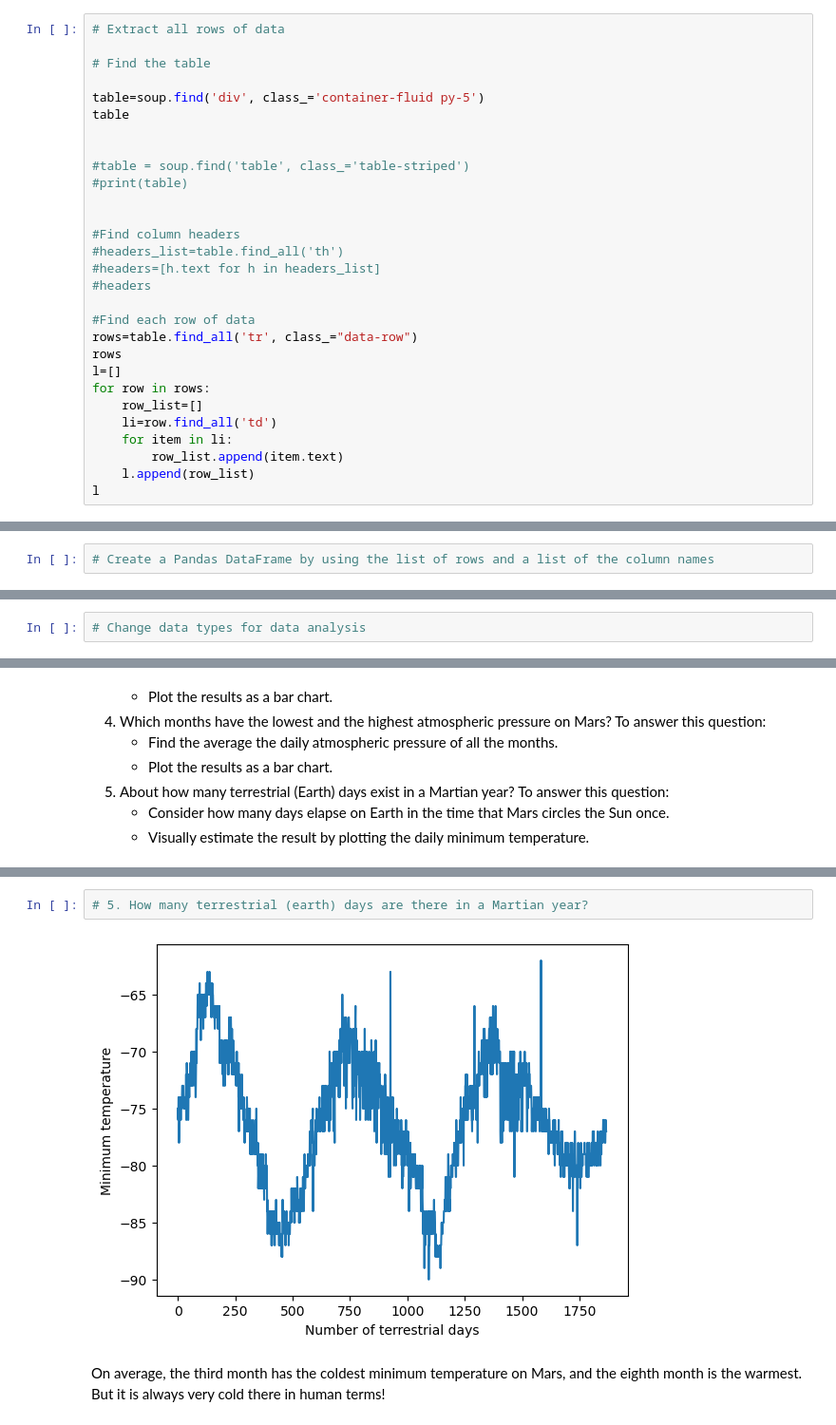
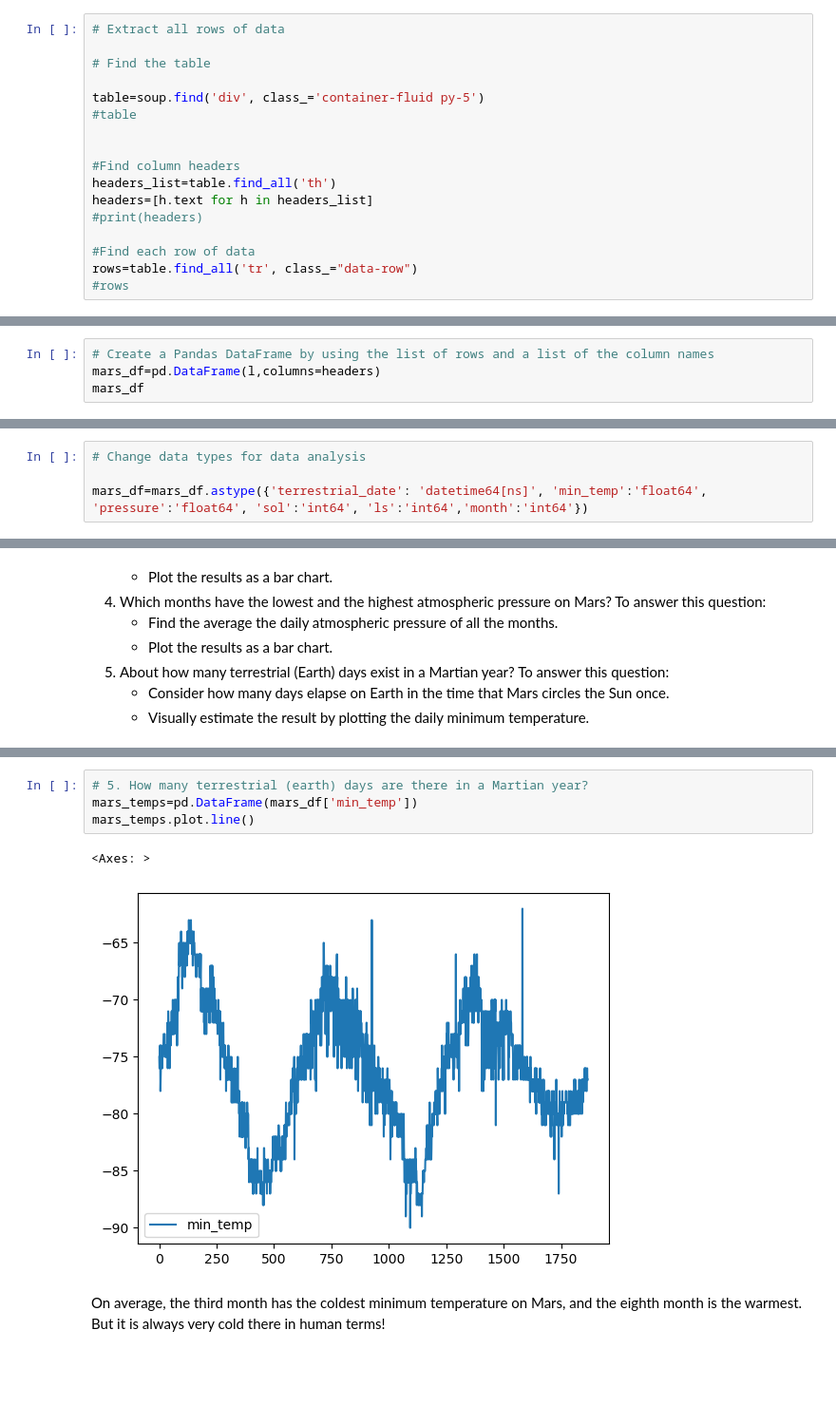
Before and after one commit to schr0841/mars-scraping-challenge, a Jupyter notebook: part_2_mars_weather.ipynb, the cells around one changed output, grey strips where cells are left out. Shown: that part at 95% size. Drawn from its saved outputs; the diff is of its cells as text; blank space fills up the shorter version.

```diff
--- a/part_2_mars_weather.ipynb
+++ b/part_2_mars_weather.ipynb
@@ -36,26 +36,14 @@ soup=soup(html, parser='html.parser')
 # Find the table
 
 table=soup.find('div', class_='container-fluid py-5')
-table
-
-
-#table = soup.find('table', class_='table-striped')
-#print(table)
+#table
 
 
 #Find column headers
-#headers_list=table.find_all('th')
-#headers=[h.text for h in headers_list]
-#headers
+headers_list=table.find_all('th')
+headers=[h.text for h in headers_list]
+#print(headers)
 
 #Find each row of data
 rows=table.find_all('tr', class_="data-row")
-rows
-l=[]
-for row in rows:
-    row_list=[]
-    li=row.find_all('td')
-    for item in li:
-        row_list.append(item.text)
-    l.append(row_list)
-l
+#rows
@@ -96,2 +91,4 @@ Assemble the scraped data into a Pandas DataFrame. The columns should have the s
 # %%
 # Create a Pandas DataFrame by using the list of rows and a list of the column names
+mars_df=pd.DataFrame(l,columns=headers)
+mars_df
@@ -123,5 +136,7 @@ pressure            object
 dtype: object
 # %%
 # Change data types for data analysis
+
+mars_df=mars_df.astype({'terrestrial_date': 'datetime64[ns]', 'min_temp':'float64', 'pressure':'float64', 'sol':'int64', 'ls':'int64','month':'int64'})
 # %%
 # Confirm type changes were successful by examining data types again
@@ -219,7 +230,10 @@ Name: pressure, dtype: float64
 # %%
 # 5. How many terrestrial (earth) days are there in a Martian year?
+mars_temps=pd.DataFrame(mars_df['min_temp'])
+mars_temps.plot.line()
 # %% [output]
+<Axes: >
-[figure, old version]
+[figure, new version]
 # %% [markdown]
 On average, the third month has the coldest minimum temperature on Mars, and the eighth month is the warmest. But it is always very cold there in human terms!
 # %% [markdown]
```
Also changed, not shown: parts of 14 cells of this notebook, 1 other file.
